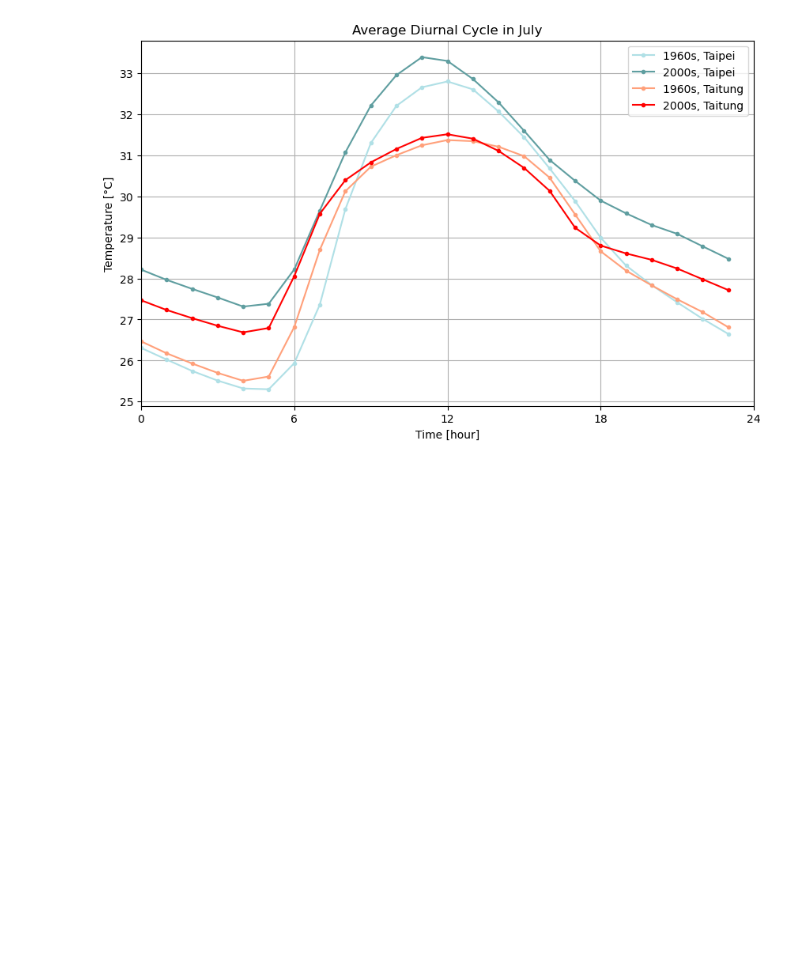
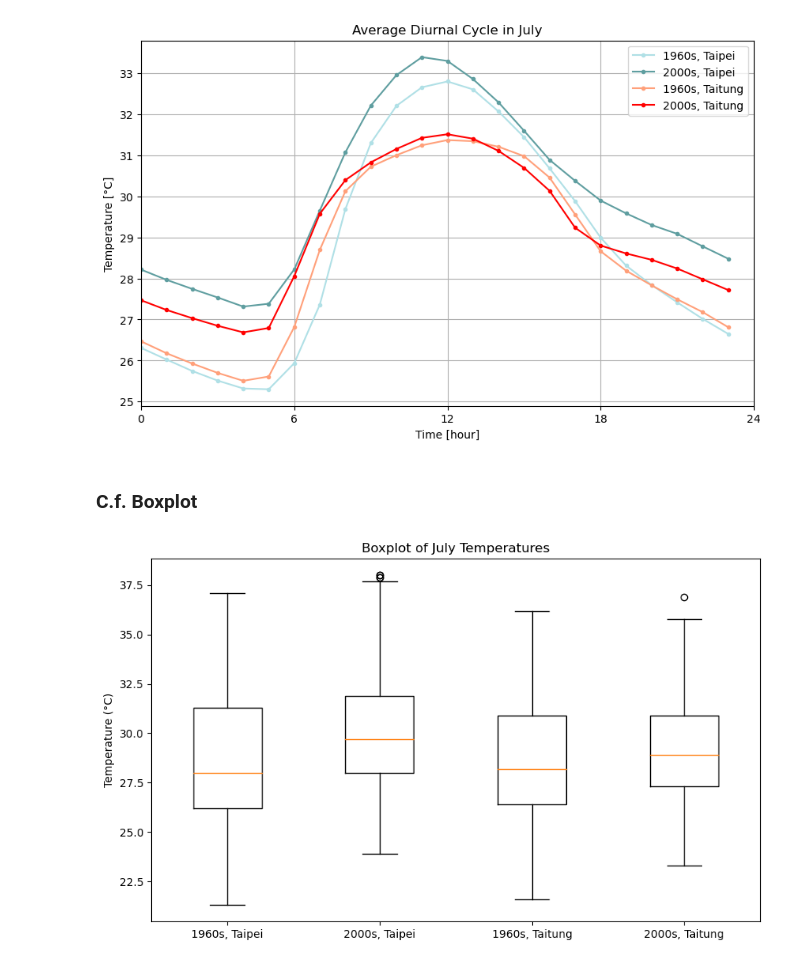
Before and after one commit to Ludong0909/Statistics, a Jupyter notebook: hw2/hw2.ipynb, the cells around one changed output. Saved outputs shown, nothing was run; the diff lists cells and outputs as text; code cells hidden in the pictures; blank space fills up the shorter version.

Commit message:
add boxplot

```diff
--- a/hw2/hw2.ipynb
+++ b/hw2/hw2.ipynb
@@ -190,3 +190,44 @@ plt.show()
 # plt.savefig("hw2_diurnal.png",dpi=300)
 # %% [output]
 [figure]
+# %% [markdown]
+### C.f. Boxplot
+# %%
+# Function to draw boxplot for the 4 datasets
+def draw_boxplot(*data_sets, labels):
+    fig, ax = plt.subplots(figsize=(10, 6))
+    ax.boxplot(data_sets)
+    ax.set_xticklabels(labels)
+    ax.set_ylabel('Temperature (°C)')
+    ax.set_title('Boxplot of July Temperatures')
+    plt.show()
+
+
+# Calculate the average diurnal cycle for each dataset
+diurnal_cycle_taipei_1960s = calculate_average_diurnal_cycle(july_temps_taipei_1960s)
+diurnal_cycle_taipei_2000s = calculate_average_diurnal_cycle(july_temps_taipei_2000s)
+diurnal_cycle_taitung_1960s = calculate_average_diurnal_cycle(july_temps_taitung_1960s)
+diurnal_cycle_taitung_2000s = calculate_average_diurnal_cycle(july_temps_taitung_2000s)
+
+# Flatten the data for boxplot
+flat_data_taipei_1960s = july_temps_taipei_1960s.values.flatten()
+flat_data_taipei_2000s = july_temps_taipei_2000s.values.flatten()
+flat_data_taitung_1960s = july_temps_taitung_1960s.values.flatten()
+flat_data_taitung_2000s = july_temps_taitung_2000s.values.flatten()
+
+# Remove NaN values from the datasets for boxplot
+flat_data_taipei_1960s = flat_data_taipei_1960s[~np.isnan(flat_data_taipei_1960s)]
+flat_data_taipei_2000s = flat_data_taipei_2000s[~np.isnan(flat_data_taipei_2000s)]
+flat_data_taitung_1960s = flat_data_taitung_1960s[~np.isnan(flat_data_taitung_1960s)]
+flat_data_taitung_2000s = flat_data_taitung_2000s[~np.isnan(flat_data_taitung_2000s)]
+
+# Draw the boxplot
+draw_boxplot(
+    flat_data_taipei_1960s,
+    flat_data_taipei_2000s,
+    flat_data_taitung_1960s,
+    flat_data_taitung_2000s,
+    labels=label
+)
+# %% [output]
+[figure, added]
```
